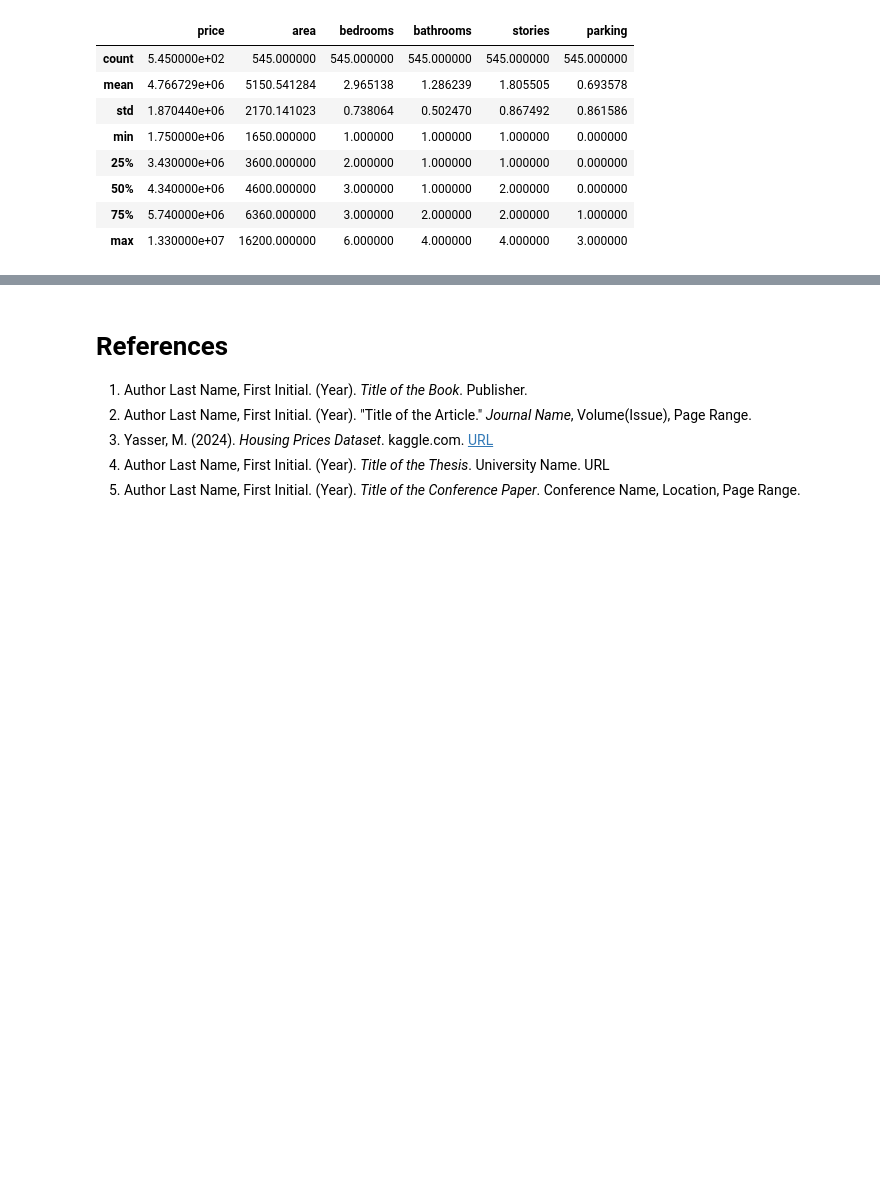
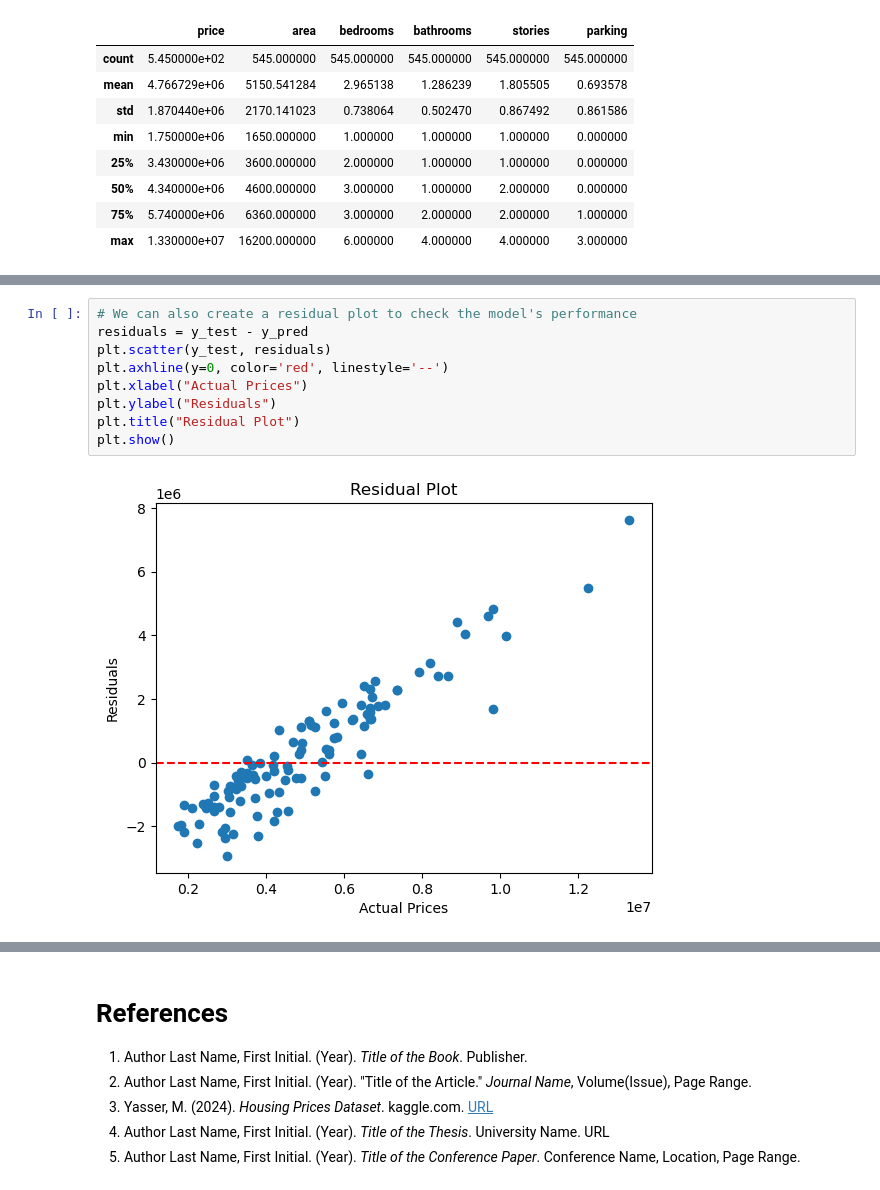
Before and after one commit to PullThePlugItsTooLate/PDAN-T1-LinearRegression-10116408, a Jupyter notebook: housing-prediction-notebook.ipynb, the cells around one changed output, grey strips where cells are left out. Drawn from its saved outputs; the diff is of its cells as text; blank space fills up the shorter version.

```diff
--- a/housing-prediction-notebook.ipynb
+++ b/housing-prediction-notebook.ipynb
@@ -85,0 +175,11 @@ The reason I went with this dataset is because housing prices do not have extrem
+# %%
+# We can also create a residual plot to check the model's performance
+residuals = y_test - y_pred
+plt.scatter(y_test, residuals)
+plt.axhline(y=0, color='red', linestyle='--')
+plt.xlabel("Actual Prices")
+plt.ylabel("Residuals")
+plt.title("Residual Plot")
+plt.show()
+# %% [output]
+[figure, added]
```
Also changed, not shown: parts of 16 cells of this notebook.
